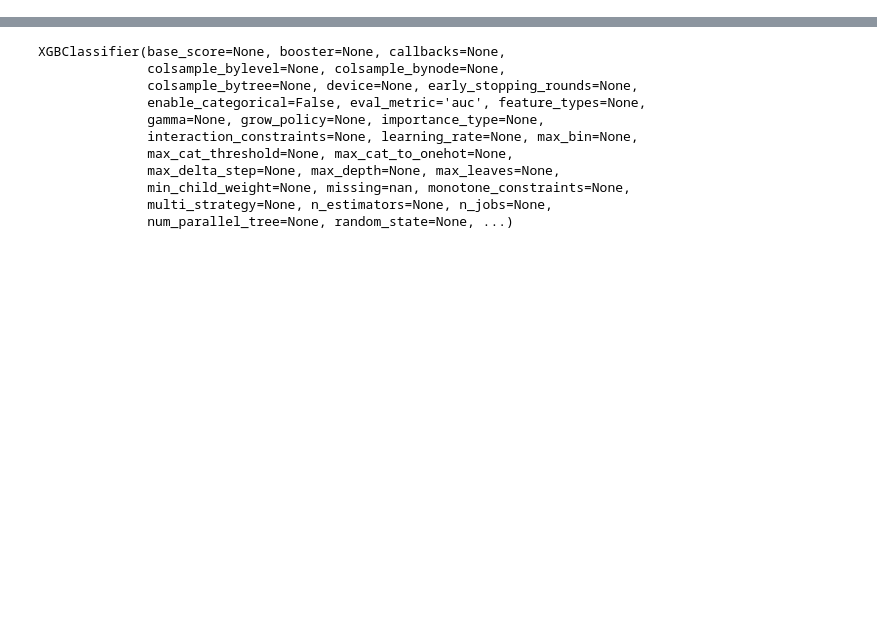
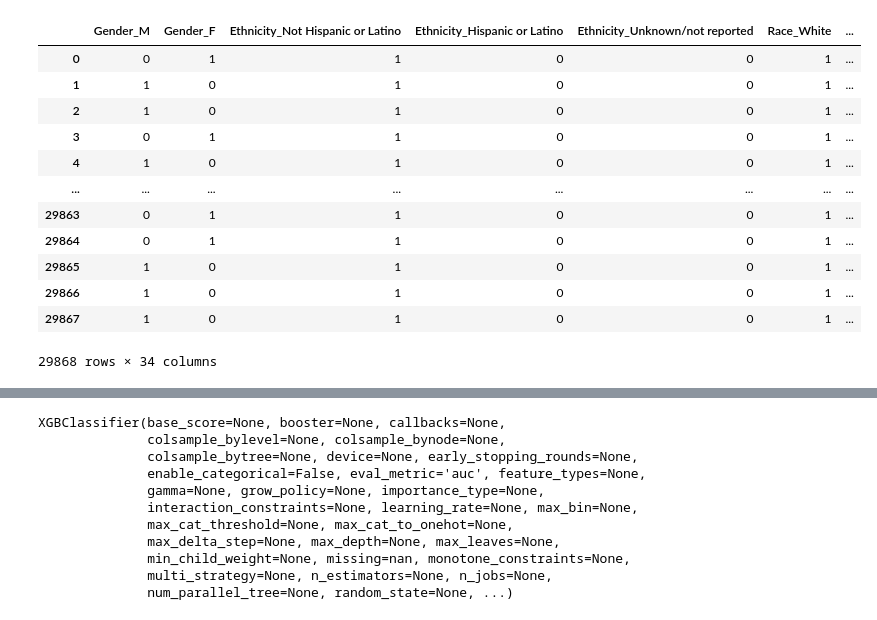
Before and after one commit to Nikhil-Narayanan/XGB-BGL-NGIN, a Jupyter notebook: under_sampling.ipynb, the cells around one changed output, grey strips where cells are left out. Drawn from its saved outputs; the diff is of its cells as text; code cells hidden in the pictures; blank space fills up the shorter version.

```diff
--- a/under_sampling.ipynb
+++ b/under_sampling.ipynb
@@ -9,6 +9,22 @@ from sklearn.metrics import roc_auc_score
 import shap
 # %%
 dataset = FeatureEngine()
+# %%
+dataset.training_set
+# %% [output]
+|  | Gender_M | Gender_F | Ethnicity_Not Hispanic or Latino | Ethnicity_Hispanic or Latino | Ethnicity_Unknown/not reported | Race_White | ... |
+| 0 | 0 | 1 | 1 | 0 | 0 | 1 | ... |
+| 1 | 1 | 0 | 1 | 0 | 0 | 1 | ... |
+| 2 | 1 | 0 | 1 | 0 | 0 | 1 | ... |
+| 3 | 0 | 1 | 1 | 0 | 0 | 1 | ... |
+| 4 | 1 | 0 | 1 | 0 | 0 | 1 | ... |
+| ... | ... | ... | ... | ... | ... | ... | ... |
+| 29863 | 0 | 1 | 1 | 0 | 0 | 1 | ... |
+| 29864 | 0 | 1 | 1 | 0 | 0 | 1 | ... |
+| 29865 | 1 | 0 | 1 | 0 | 0 | 1 | ... |
+| 29866 | 1 | 0 | 1 | 0 | 0 | 1 | ... |
+| 29867 | 1 | 0 | 1 | 0 | 0 | 1 | ... |
+29868 rows × 34 columns
 # %%
 dataset.training_set.head()
 # %% [output]
```
Also changed, not shown: parts of 5 cells of this notebook, 7 other files.
